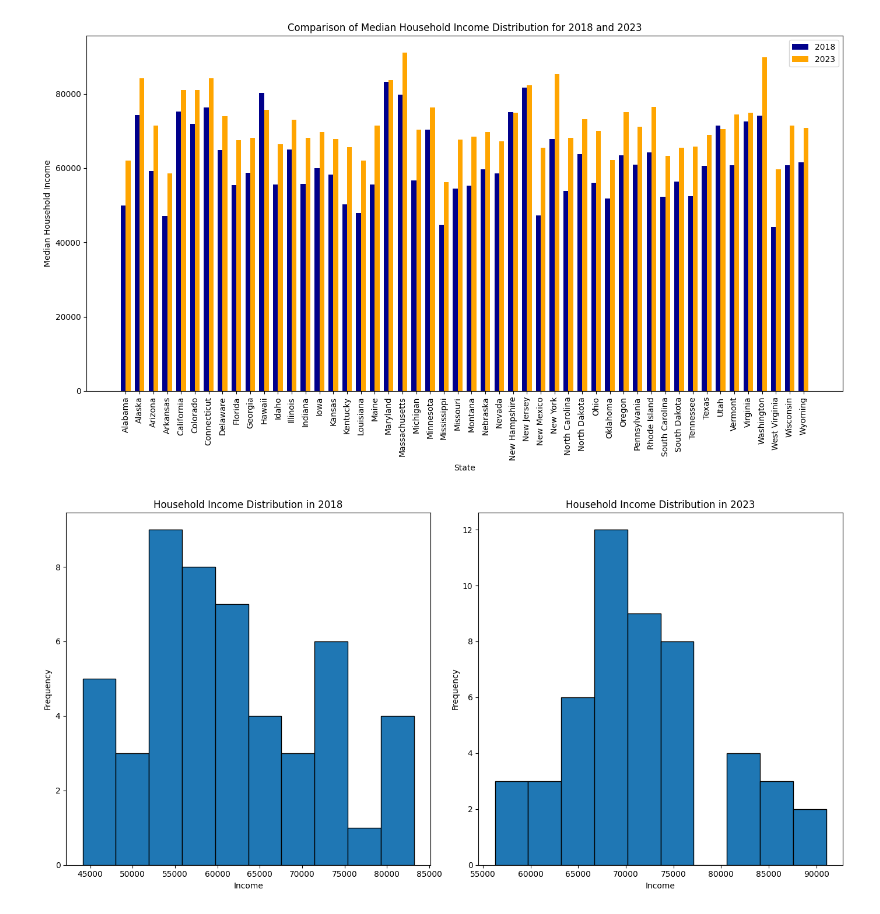
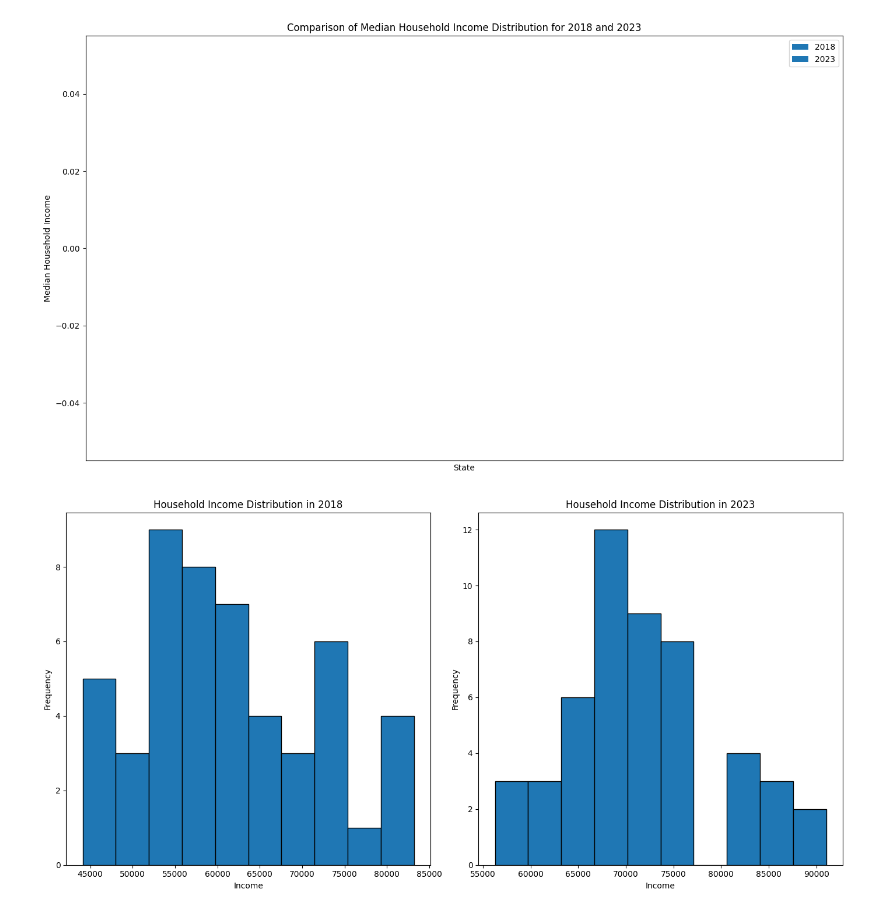
Before and after one commit to Clivesay1/Project-1, a Jupyter notebook: GetCharted.ipynb, the cells around one changed output. Saved outputs shown, nothing was run; the diff lists cells and outputs as text; code cells hidden in the pictures.

```diff
--- a/GetCharted.ipynb
+++ b/GetCharted.ipynb
@@ -5,9 +5,9 @@ import numpy as np
 # %%
 median_path = "Resources/Merged_sheet.csv"
 
-median_df = pd.read_csv(median_path)
+clean_df = pd.read_csv(median_path)
 
-median_df.head()
+clean_df.head()
 # %% [output]
 |  | State | Median center-based price: 2018 | Median home-based price: 2018 | Median price: 2018 | Median center-based price: 2023 | ... |
 | 0 | Alabama | 6,415 | 5,370 | 5,892 | 7,551 | ... |
@@ -15,9 +15,15 @@ median_df.head()
 | 2 | Arizona | 9,094 | 5,550 | 7,322 | 10,704 | ... |
 | 3 | Arkansas | 5,793 | 4,789 | 5,291 | 6,819 | ... |
 | 4 | California | 12,085 | 10,451 | 11,268 | 14,225 | ... |
+# %%
+
+clean_df.columns = clean_df.columns.str.strip()
+
+# Remove rows with NaN values
+clean_df= clean_df.dropna()
 # %%
 
-median_df.columns = median_df.columns.str.strip()
+clean_df.columns = clean_df.columns.str.strip()
 
 # Convert relevant columns to numeric, coercing errors to NaNs
 columns_to_convert = [
@@ -26,40 +32,40 @@ columns_to_convert = [
 ]
 
 for column in columns_to_convert:
-    median_df[column] = pd.to_numeric(median_df[column], errors='coerce')
+    clean_df[column] = pd.to_numeric(clean_df[column], errors='coerce')
 
 # Extract state names and income data for 2018 and 2023
-states = median_df['State']
-income_2018 = median_df['Median Household Income 2018']
-income_2023 = median_df['Median Household Income 2023']
+states = clean_df['State']
+income_2018 = clean_df['Median Household Income 2018']
+income_2023 = clean_df['Median Household Income 2023']
 
 # Create the bar chart
 fig, ax = plt.subplots(figsize=(14, 8))
 
 # Set the width of the bars
 bar_width = 0.35
 
 # Positions of the bars
 index = range(len(states))
 
 # Bar chart for 2018
 bars_2018 = ax.bar(index, income_2018, bar_width, label='2018', color='darkblue')
 
 # Bar chart for 2023
 bars_2023 = ax.bar([i + bar_width for i in index], income_2023, bar_width, label='2023', color='orange')
 
 # Set labels and title
 ax.set_xlabel('State')
 ax.set_ylabel('Median Household Income')
 ax.set_title('Comparison of Median Household Income Distribution for 2018 and 2023')
 ax.set_xticks([i + bar_width / 2 for i in index])
 ax.set_xticklabels(states, rotation=90)
 ax.legend()
 
 # Adjust layout and show the plot
 plt.tight_layout()
 plt.show()
 # %% [output]
-[figure, old version]
+[figure, new version]
 # %%
 
```
Also changed, not shown: parts of 5 cells of this notebook.
